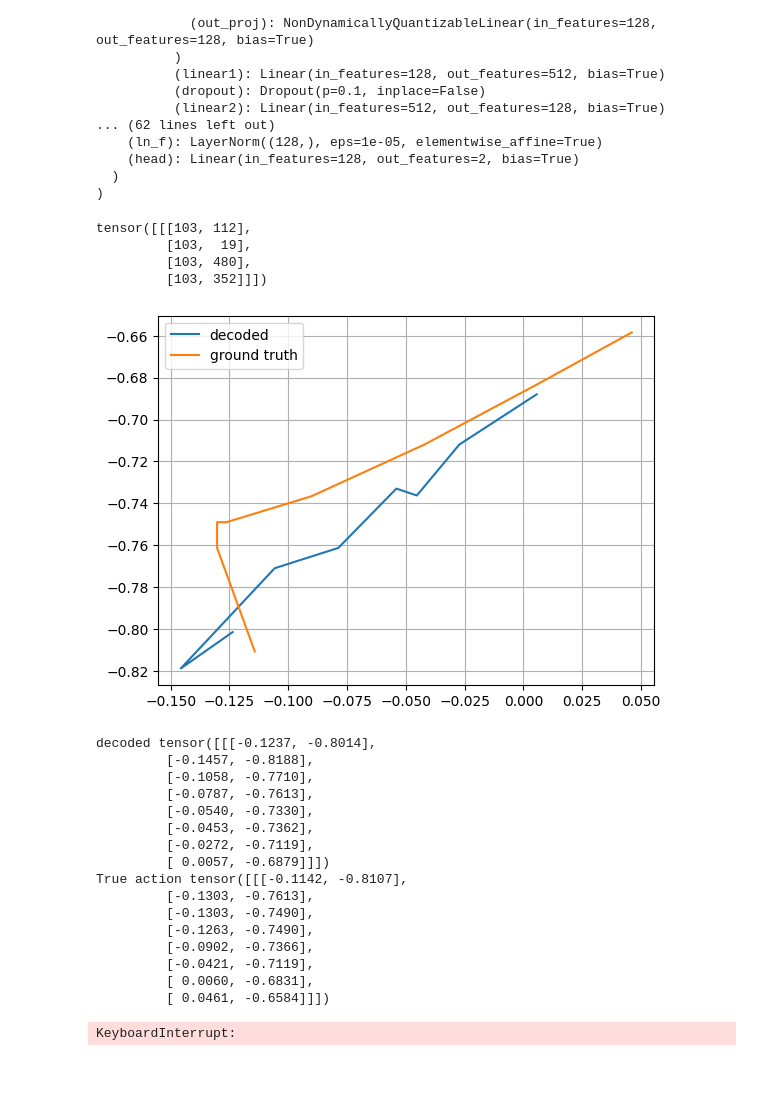
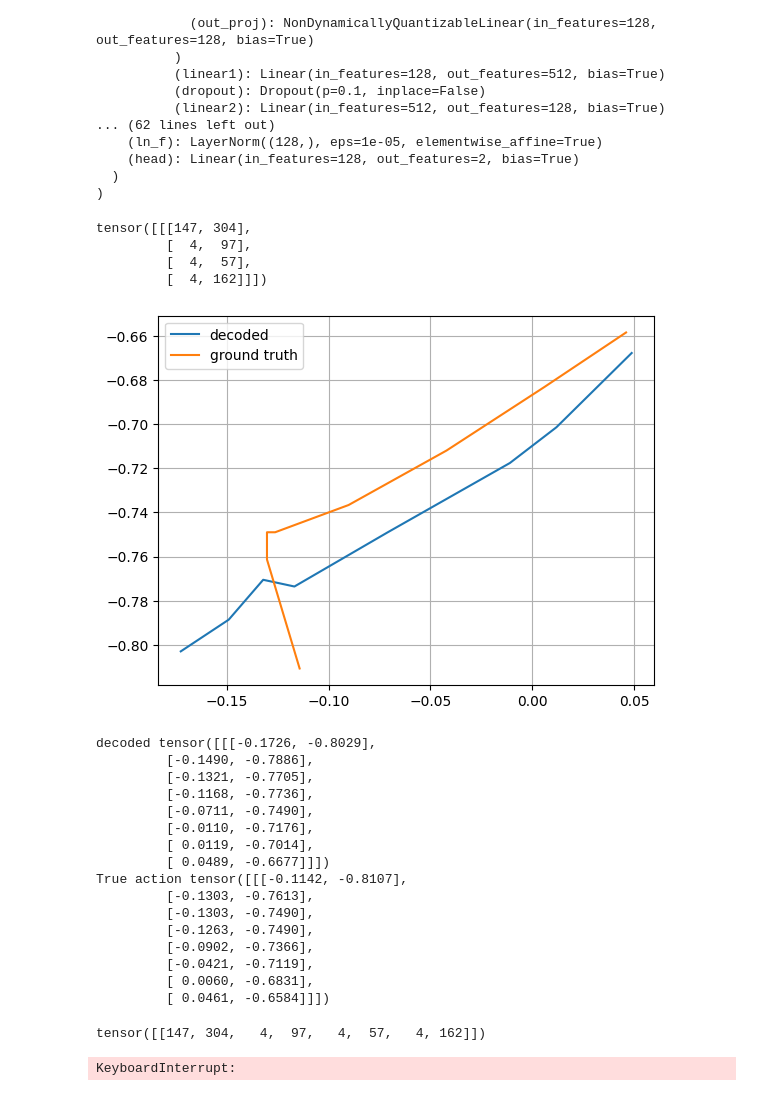
Before and after one commit to Robot-Learning-Collective/lerobot-experiments, a Jupyter notebook: test1.ipynb, the cells around one changed output. Saved outputs shown, nothing was run; the diff lists cells and outputs as text; code cells hidden in the pictures.

```diff
--- a/test1.ipynb
+++ b/test1.ipynb
@@ -107,7 +107,7 @@ hyperparameters = {
 
 diff_model = DiffusionAE(**hyperparameters)
 
-checkpoint_path = "diffusion_trans_small_4.pth"
+checkpoint_path = "diffusion_trans_small_7.pth"
 checkpoint = torch.load(checkpoint_path)
 diff_model.load_state_dict(checkpoint['model_state_dict'])
 diff_model.eval()
@@ -132,39 +132,39 @@ DiffusionAE(
 # %%
 actions_iter = _iterate_normalized_actions(dataset, normalizer, n_steps=1000)
 act = next(actions_iter)
 
 encoded = diff_model.encode(act)
-decoded = diff_model.decode(encoded, num_inference_steps=10)
+decoded = diff_model.decode(encoded, num_inference_steps=50)
 
 print(encoded)
 # decoded2, encoded2, _, noise = diff_model(act)
 # decoded2 = decoded2.cpu().detach().numpy()
 
 plt.plot(decoded[0, :, 0], decoded[0, :, 1], label="decoded")
 # plt.plot(decoded2[0, :, 0], decoded2[0, :, 1], label="decoded2")
 plt.plot(act[0, :, 0], act[0, :, 1], label="ground truth")
 
 plt.legend()
 plt.grid()
 plt.show()
 # %% [output]
-tensor([[[103, 112],
-         [103,  19],
-         [103, 480],
-         [103, 352]]])
+tensor([[[147, 304],
+         [  4,  97],
+         [  4,  57],
+         [  4, 162]]])
-[figure, old version]
+[figure, new version]
 # %%
 print("decoded", decoded)
 print("True action", act)
 # %% [output]
-decoded tensor([[[-0.1237, -0.8014],
-         [-0.1457, -0.8188],
-         [-0.1058, -0.7710],
-         [-0.0787, -0.7613],
-         [-0.0540, -0.7330],
-         [-0.0453, -0.7362],
-         [-0.0272, -0.7119],
-         [ 0.0057, -0.6879]]])
+decoded tensor([[[-0.1726, -0.8029],
+         [-0.1490, -0.7886],
+         [-0.1321, -0.7705],
+         [-0.1168, -0.7736],
+         [-0.0711, -0.7490],
+         [-0.0110, -0.7176],
+         [ 0.0119, -0.7014],
+         [ 0.0489, -0.6677]]])
 True action tensor([[[-0.1142, -0.8107],
          [-0.1303, -0.7613],
          [-0.1303, -0.7490],
@@ -173,6 +173,10 @@ True action tensor([[[-0.1142, -0.8107],
          [-0.0421, -0.7119],
          [ 0.0060, -0.6831],
          [ 0.0461, -0.6584]]])
+# %%
+encoded.reshape(1, -1)
+# %% [output]
+tensor([[147, 304,   4,  97,   4,  57,   4, 162]])
 # %%
 def calc_rmse(iterator, coder):
     res = 0
```
Also changed, not shown: parts of 1 cell of this notebook, 5 other files.
